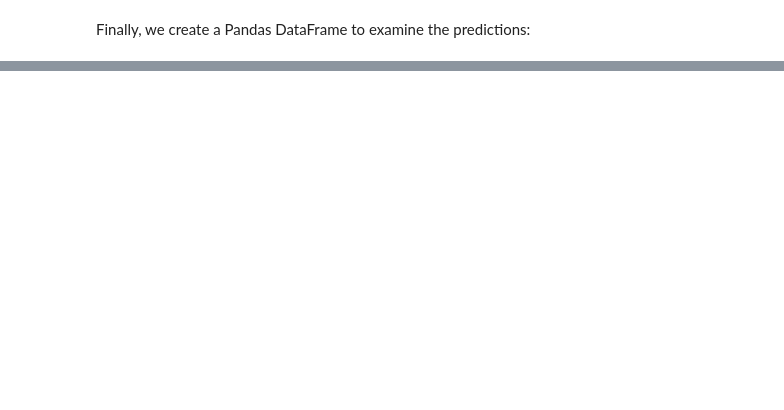
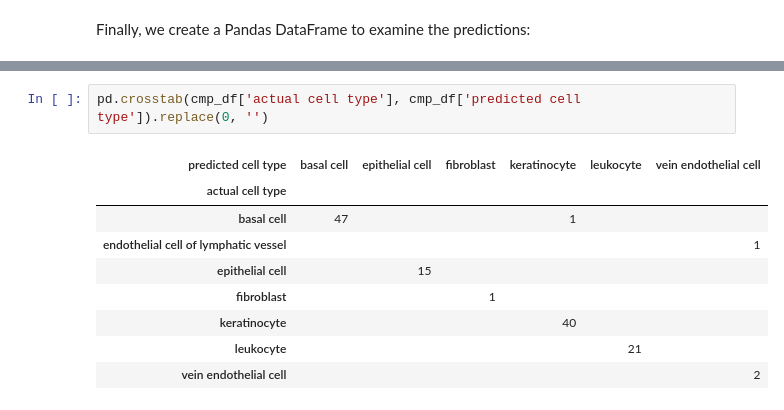
Before and after one commit to single-cell-data/TileDB-SOMA-ML, a Jupyter notebook: notebooks/tutorial_pytorch.ipynb, the cells around one changed output, grey strips where cells are left out. Drawn from its saved outputs; the diff is of its cells as text; blank space fills up the shorter version.

```diff
--- a/notebooks/tutorial_pytorch.ipynb
+++ b/notebooks/tutorial_pytorch.ipynb
@@ -309,0 +345,12 @@ display(
+# %%
+pd.crosstab(cmp_df['actual cell type'], cmp_df['predicted cell type']).replace(0, '')
+# %% [output]
+| predicted cell type | basal cell | epithelial cell | fibroblast | keratinocyte | leukocyte | vein endothelial cell |
+| actual cell type |  |  |  |  |  |  |
+| basal cell | 47 |  |  | 1 |  |  |
+| endothelial cell of lymphatic vessel |  |  |  |  |  | 1 |
+| epithelial cell |  | 15 |  |  |  |  |
+| fibroblast |  |  | 1 |  |  |  |
+| keratinocyte |  |  |  | 40 |  |  |
+| leukocyte |  |  |  |  | 21 |  |
+| vein endothelial cell |  |  |  |  |  | 2 |
```
Also changed, not shown: parts of 11 cells of this notebook, 2 other files.
